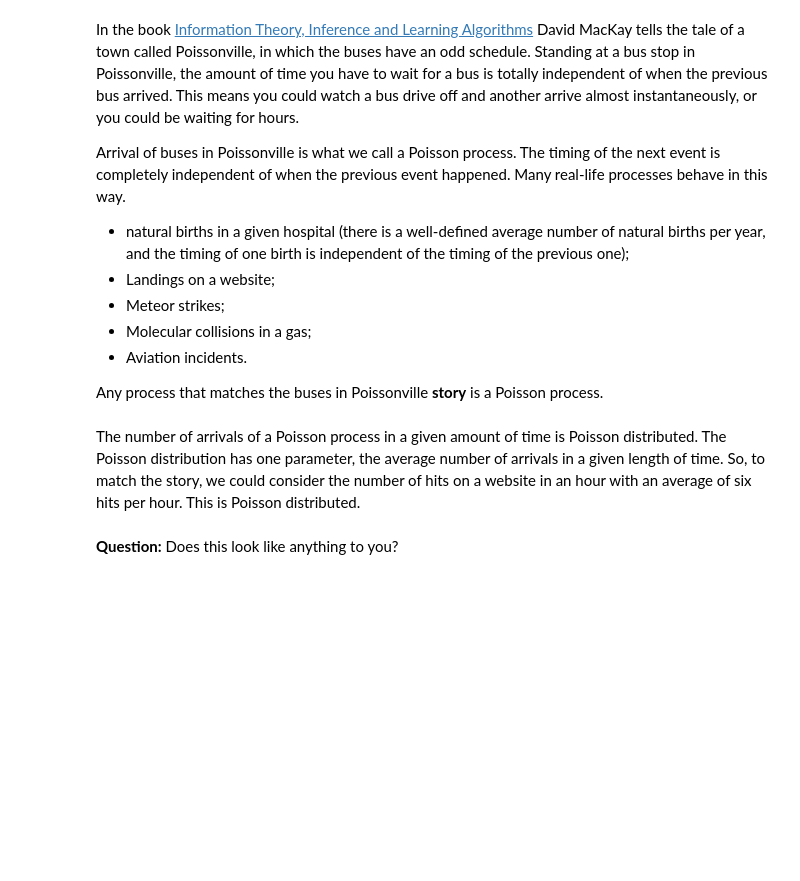
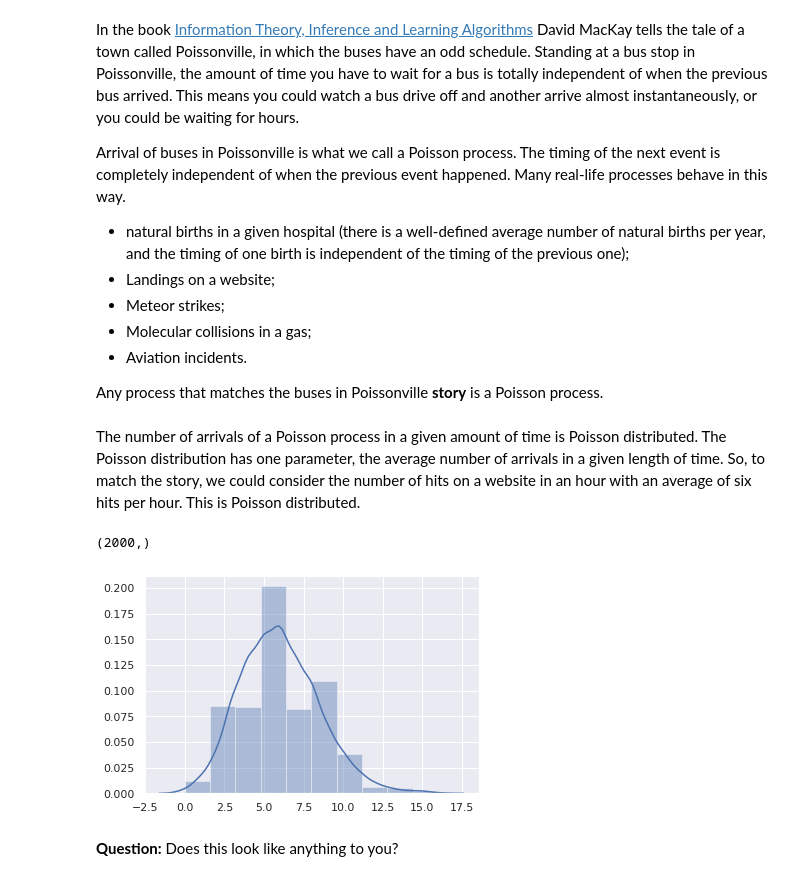
Before and after one commit to fabriquant/bayesian-stats-modelling-tutorial, a Jupyter notebook: notebooks/01a-student-probability-simulation.ipynb, the cells around one changed output. Drawn from its saved outputs; the diff is of its cells as text; code cells hidden in the pictures; blank space fills up the shorter version.

```diff
--- a/notebooks/01a-student-probability-simulation.ipynb
+++ b/notebooks/01a-student-probability-simulation.ipynb
@@ -300,10 +301,14 @@ Any process that matches the buses in Poissonville **story** is a Poisson proces
 The number of arrivals of a Poisson process in a given amount of time is Poisson distributed. The Poisson distribution has one parameter, the average number of arrivals in a given length of time. So, to match the story, we could consider the number of hits on a website in an hour with an average of six hits per hour. This is Poisson distributed.
 # %%
 # Generate Poisson-distributed data
-samples  =  ___
+samples  =  np.random.poisson(lam=6, size=2000)
 
+print(samples.shape)
 # Plot histogram
-___;
+sns.distplot(samples, bins=10, norm_hist=True);
+# %% [output]
+(2000,)
+[figure, added]
 # %% [markdown]
 **Question:** Does this look like anything to you?
 # %% [markdown]
```
Also changed, not shown: parts of 21 cells of this notebook.
